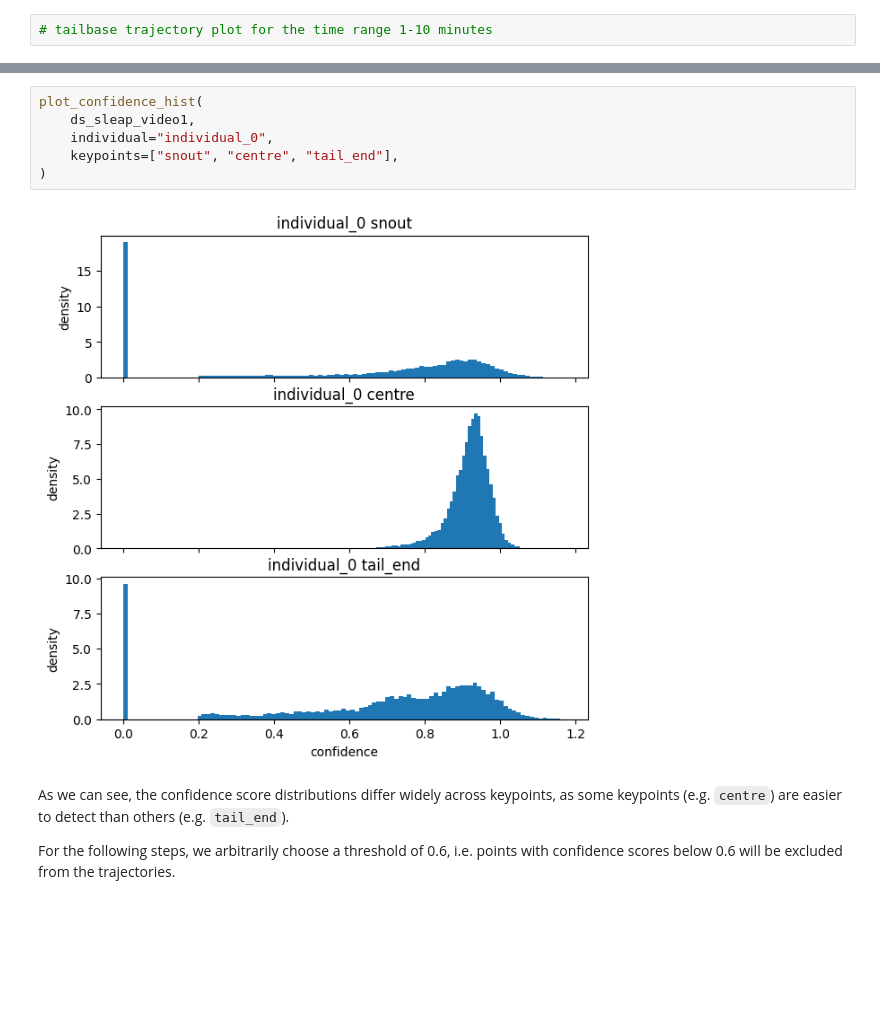
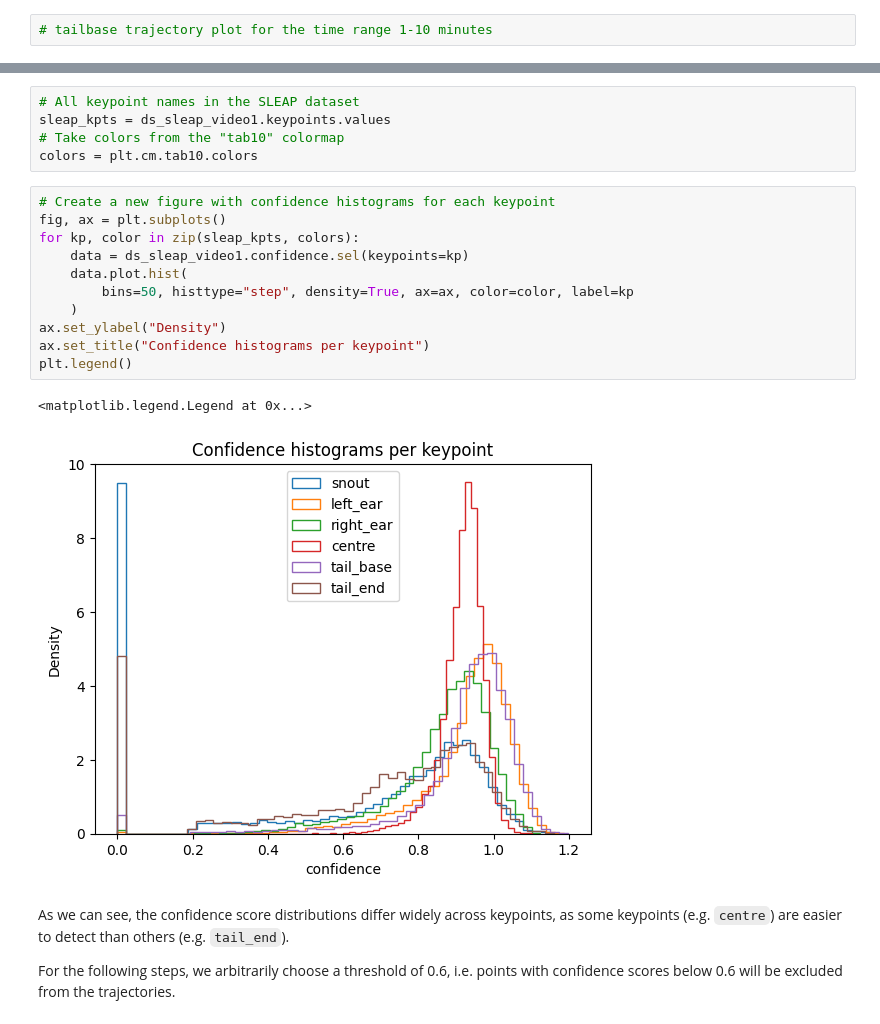
Before and after one commit to neuroinformatics-unit/course-behavioural-analysis, a Jupyter notebook: notebooks/EPM_analysis.ipynb, the cells around one changed output, grey strips where cells are left out. Drawn from its saved outputs; the diff is of its cells as text; blank space fills up the shorter version.

```diff
--- a/notebooks/EPM_analysis.ipynb
+++ b/notebooks/EPM_analysis.ipynb
@@ -333,11 +334,22 @@ def plot_confidence_hist(
-# %%
-plot_confidence_hist(
-    ds_sleap_video1,
-    individual="individual_0",
-    keypoints=["snout", "centre", "tail_end"],
-)
-# %% [output]
-[figure, removed]
+# %%
+# All keypoint names in the SLEAP dataset
+sleap_kpts = ds_sleap_video1.keypoints.values
+# Take colors from the "tab10" colormap
+colors = plt.cm.tab10.colors
+# %%
+# Create a new figure with confidence histograms for each keypoint
+fig, ax = plt.subplots()
+for kp, color in zip(sleap_kpts, colors):
+    data = ds_sleap_video1.confidence.sel(keypoints=kp)
+    data.plot.hist(
+        bins=50, histtype="step", density=True, ax=ax, color=color, label=kp
+    )
+ax.set_ylabel("Density")
+ax.set_title("Confidence histograms per keypoint")
+plt.legend()
+# %% [output]
+<matplotlib.legend.Legend at 0x...>
+[figure, added]
 # %% [markdown]
 As we can see, the confidence score distributions differ widely across keypoints, as some keypoints (e.g. `centre`) are easier to detect than others (e.g. `tail_end`).
 
```
Also changed, not shown: parts of 63 cells of this notebook, 1 other file.
